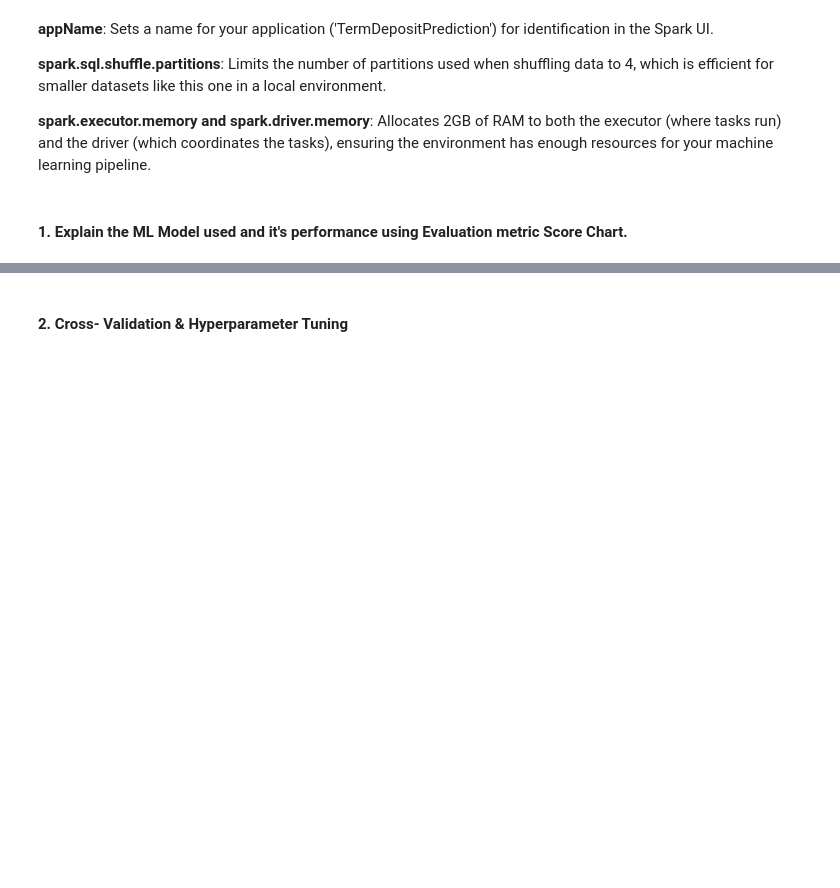
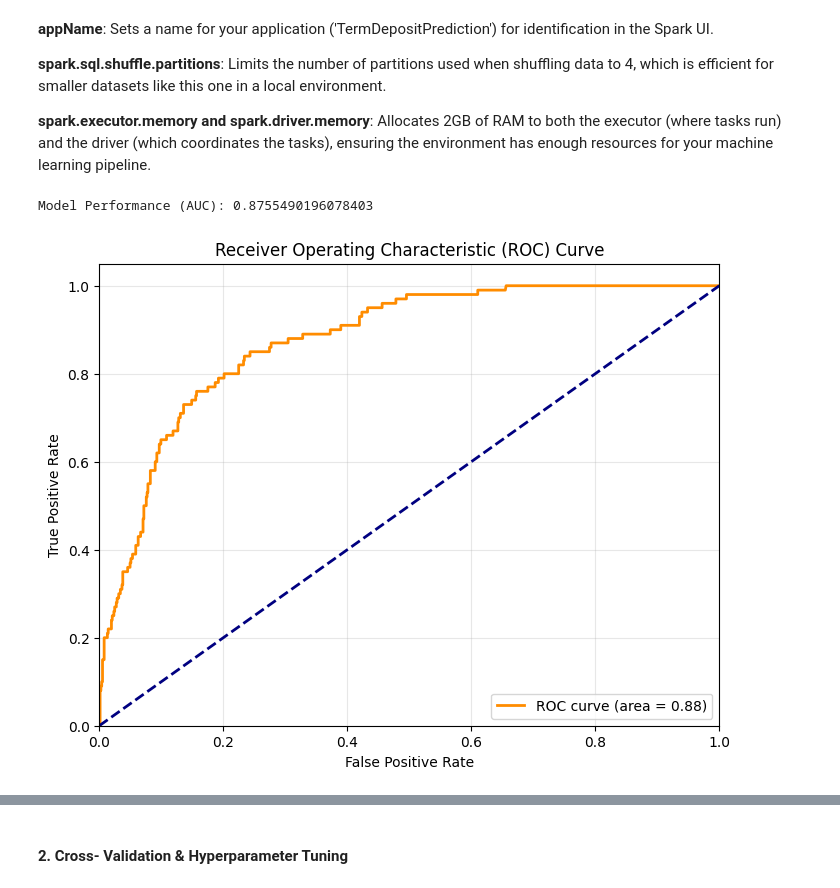
Before and after one commit to amol004/Financial-Forecasting-Frontier-Distributed-ML, a Jupyter notebook: Financial_Forecasting_Frontier_Distributed_ML.ipynb, the cells around one changed output, grey strips where cells are left out. Drawn from its saved outputs; the diff is of its cells as text; code cells hidden in the pictures; blank space fills up the shorter version.

```diff
--- a/Financial_Forecasting_Frontier_Distributed_ML.ipynb
+++ b/Financial_Forecasting_Frontier_Distributed_ML.ipynb
@@ -985,2 +983,76 @@ spark = SparkSession.builder \
-# %% [markdown]
-#### 1. Explain the ML Model used and it's performance using Evaluation metric Score Chart.
+# %%
+# --- Distributed ML Model Implementation ---
+
+# 1. Data Acquisition
+csv_source = "/content/drive/MyDrive/Financial forcasting/bank.csv"
+bank_records = spark.read.csv(csv_source, header=True, inferSchema=True)
+
+# 2. Preprocessing & Labeling
+# Map target column 'y' to 'label' and convert to numeric indices
+bank_records = bank_records.withColumnRenamed("y", "label")
+target_processor = StringIndexer(inputCol="label", outputCol="label_index")
+processed_data = target_processor.fit(bank_records).transform(bank_records)
+
+# 3. Pipeline Construction
+# Categorical feature encoding
+cat_features = ["job", "marital", "education", "default", "housing", "loan", "contact", "month", "poutcome"]
+feature_indexers = [StringIndexer(inputCol=c, outputCol=f"{c}_idx") for c in cat_features]
+
+# Feature Vector Assembly
+numeric_features = ["age", "balance", "day", "duration", "campaign", "pdays", "previous"]
+vector_input_cols = numeric_features + [f"{c}_idx" for c in cat_features]
+feature_creator = VectorAssembler(inputCols=vector_input_cols, outputCol="feature_vector")
+
+# Classifier Initialization (Random Forest)
+forest_model = RandomForestClassifier(labelCol="label_index", featuresCol="feature_vector", numTrees=100)
+
+# Combine steps into an ML Pipeline
+ml_pipeline = Pipeline(stages=feature_indexers + [feature_creator, forest_model])
+
+# 4. Training and Assessment
+# Partition dataset into 80% train and 20% test
+(training_set, testing_set) = processed_data.randomSplit([0.8, 0.2], seed=1234)
+
+# Execute training
+fitted_pipeline = ml_pipeline.fit(training_set)
+
+# Generate predictions and evaluate performance
+final_predictions = fitted_pipeline.transform(testing_set)
+metric_evaluator = BinaryClassificationEvaluator(labelCol="label_index", metricName="areaUnderROC")
+score_auc = metric_evaluator.evaluate(final_predictions)
+
+print(f"Model Performance (AUC): {score_auc}")
+
+# 5. Model Persistence
+save_directory = "/content/financial_model_rf"
+fitted_pipeline.write().overwrite().save(save_directory)
+# %% [output]
+Model Performance (AUC): 0.8755490196078403
+# %%
+import matplotlib.pyplot as plt
+from sklearn.metrics import roc_curve, auc
+
+# Extract probabilities and true labels
+# probability column contains [prob_0, prob_1]
+results = final_predictions.select('label_index', 'probability').collect()
+y_true = [row['label_index'] for row in results]
+y_scores = [row['probability'][1] for row in results]
+
+# Calculate ROC curve
+fpr, tpr, thresholds = roc_curve(y_true, y_scores)
+roc_auc = auc(fpr, tpr)
+
+# Plotting
+plt.figure(figsize=(8, 6))
+plt.plot(fpr, tpr, color='darkorange', lw=2, label=f'ROC curve (area = {roc_auc:.2f})')
+plt.plot([0, 1], [0, 1], color='navy', lw=2, linestyle='--')
+plt.xlim([0.0, 1.0])
+plt.ylim([0.0, 1.05])
+plt.xlabel('False Positive Rate')
+plt.ylabel('True Positive Rate')
+plt.title('Receiver Operating Characteristic (ROC) Curve')
+plt.legend(loc='lower right')
+plt.grid(alpha=0.3)
+plt.show()
+# %% [output]
+[figure, added]
```
Also changed, not shown: parts of 4 cells of this notebook.
